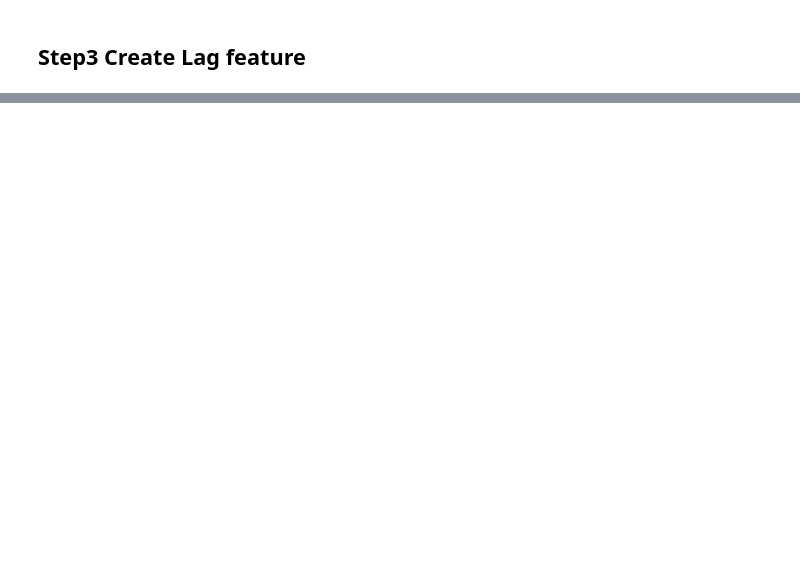
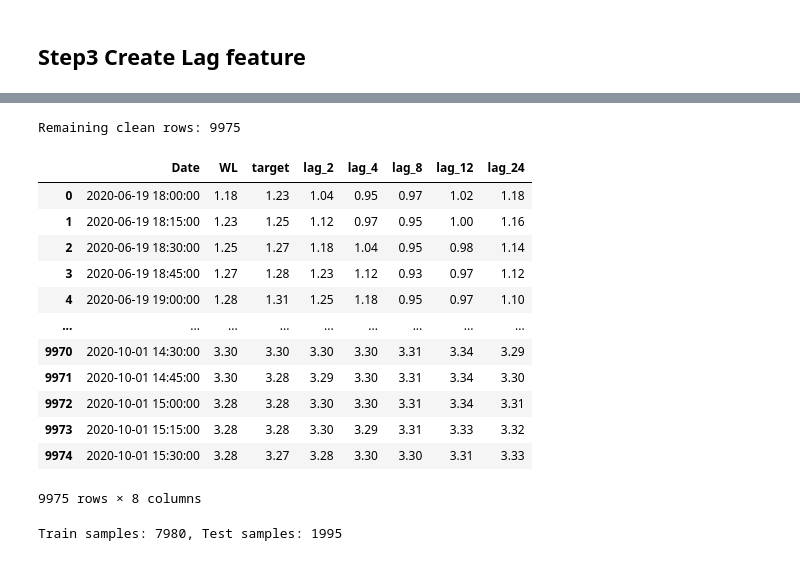
Before and after one commit to Dona-18/Machine-Learning---Fall2026, a Jupyter notebook: ML_Final_Project.ipynb, the cells around one changed output, grey strips where cells are left out. Saved outputs shown, nothing was run; the diff lists cells and outputs as text; code cells hidden in the pictures; blank space fills up the shorter version.

```diff
--- a/ML_Final_Project.ipynb
+++ b/ML_Final_Project.ipynb
@@ -124,0 +136,6 @@ df
+# %%
+# Drop rows with NaN created by lag features
+df = df.dropna().reset_index(drop=True)
+print(f"Remaining clean rows: {len(df)}")
+# %% [output]
+Remaining clean rows: 9975
@@ -124,0 +148,30 @@ df
+# %%
+# Select the feature columns and target
+feature_cols = ["WL", "lag_2", "lag_4", "lag_8", "lag_12", "lag_24"]
+
+X = df[feature_cols]
+y = df["target"]
+# %% [output]
+|  | Date | WL | target | lag_2 | lag_4 | lag_8 | lag_12 | lag_24 |
+| 0 | 2020-06-19 18:00:00 | 1.18 | 1.23 | 1.04 | 0.95 | 0.97 | 1.02 | 1.18 |
+| 1 | 2020-06-19 18:15:00 | 1.23 | 1.25 | 1.12 | 0.97 | 0.95 | 1.00 | 1.16 |
+| 2 | 2020-06-19 18:30:00 | 1.25 | 1.27 | 1.18 | 1.04 | 0.95 | 0.98 | 1.14 |
+| 3 | 2020-06-19 18:45:00 | 1.27 | 1.28 | 1.23 | 1.12 | 0.93 | 0.97 | 1.12 |
+| 4 | 2020-06-19 19:00:00 | 1.28 | 1.31 | 1.25 | 1.18 | 0.95 | 0.97 | 1.10 |
+| ... | ... | ... | ... | ... | ... | ... | ... | ... |
+| 9970 | 2020-10-01 14:30:00 | 3.30 | 3.30 | 3.30 | 3.30 | 3.31 | 3.34 | 3.29 |
+| 9971 | 2020-10-01 14:45:00 | 3.30 | 3.28 | 3.29 | 3.30 | 3.31 | 3.34 | 3.30 |
+| 9972 | 2020-10-01 15:00:00 | 3.28 | 3.28 | 3.30 | 3.30 | 3.31 | 3.34 | 3.31 |
+| 9973 | 2020-10-01 15:15:00 | 3.28 | 3.28 | 3.30 | 3.29 | 3.31 | 3.33 | 3.32 |
+| 9974 | 2020-10-01 15:30:00 | 3.28 | 3.27 | 3.28 | 3.30 | 3.30 | 3.31 | 3.33 |
+9975 rows × 8 columns
+# %%
+# 80% train, 20% test (chronological split)
+train_size = int(len(df) * 0.8)
+
+X_train, X_test = X.iloc[:train_size], X.iloc[train_size:]
+y_train, y_test = y.iloc[:train_size], y.iloc[train_size:]
+
+print(f"Train samples: {len(X_train)}, Test samples: {len(X_test)}")
+# %% [output]
+Train samples: 7980, Test samples: 1995
```
Also changed, not shown: parts of 11 cells of this notebook, 7 other files.
